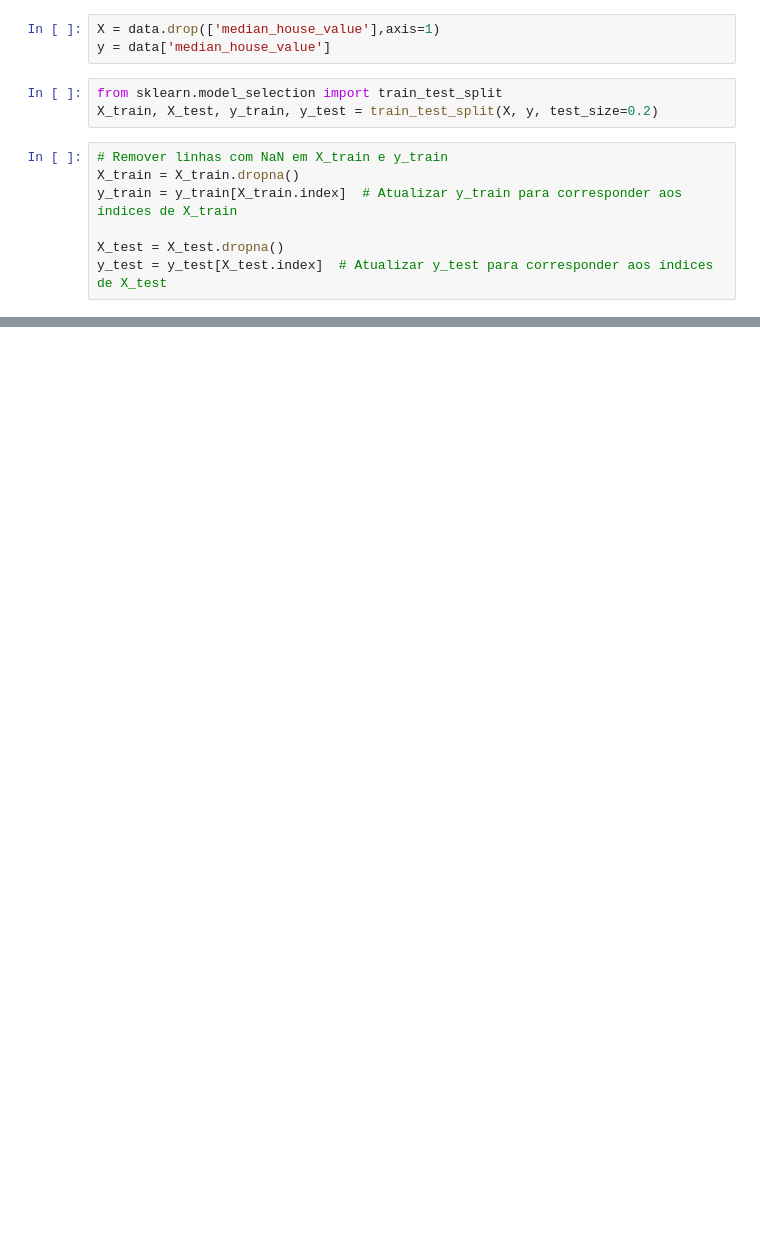
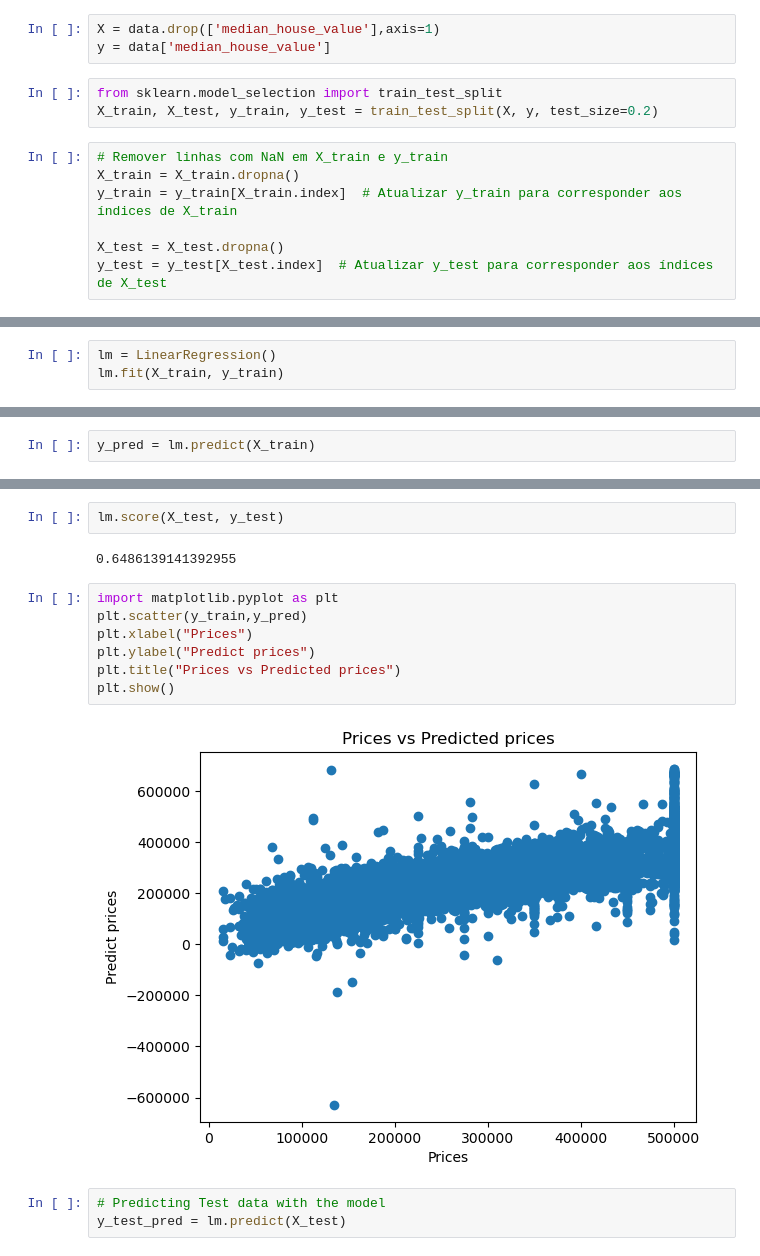
Before and after one commit to ruanlcs/MachineLearning_DataMining, a Jupyter notebook: Lista1/Trabalhos/Trabalho2/trabalho2.ipynb, the cells around one changed output, grey strips where cells are left out. Saved outputs shown, nothing was run; the diff lists cells and outputs as text; blank space fills up the shorter version.

```diff
--- a/Lista1/Trabalhos/Trabalho2/trabalho2.ipynb
+++ b/Lista1/Trabalhos/Trabalho2/trabalho2.ipynb
@@ -155,0 +95,3 @@ Preço previsto do novo imóvel: 235937.24
+# %%
+lm = LinearRegression()
+lm.fit(X_train, y_train)
@@ -155,0 +100,2 @@ Preço previsto do novo imóvel: 235937.24
+# %%
+y_pred = lm.predict(X_train)
@@ -155,0 +133,16 @@ Preço previsto do novo imóvel: 235937.24
+# %%
+lm.score(X_test, y_test)
+# %% [output]
+0.6486139141392955
+# %%
+import matplotlib.pyplot as plt
+plt.scatter(y_train,y_pred)
+plt.xlabel("Prices")
+plt.ylabel("Predict prices")
+plt.title("Prices vs Predicted prices")
+plt.show()
+# %% [output]
+[figure, added]
+# %%
+# Predicting Test data with the model
+y_test_pred = lm.predict(X_test)
```
Also changed, not shown: parts of 24 cells of this notebook.
